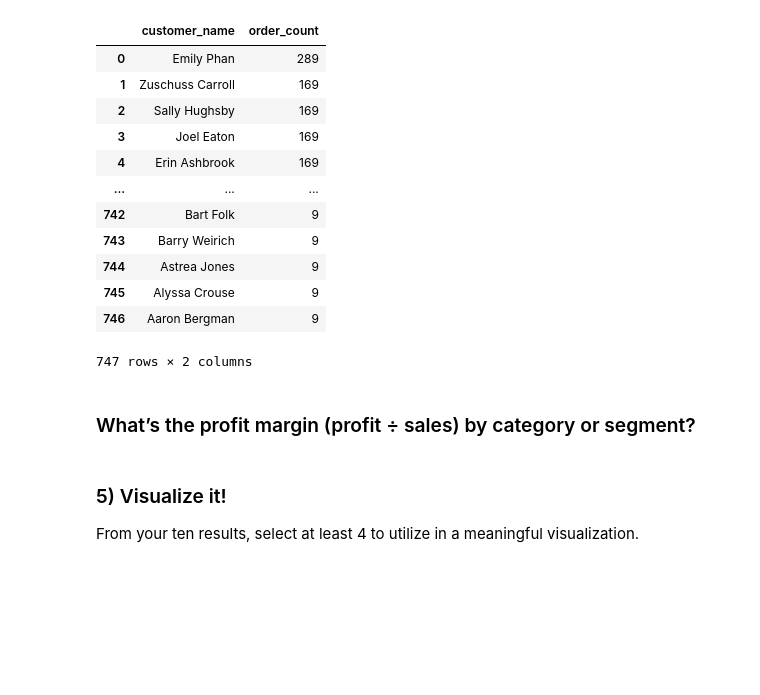
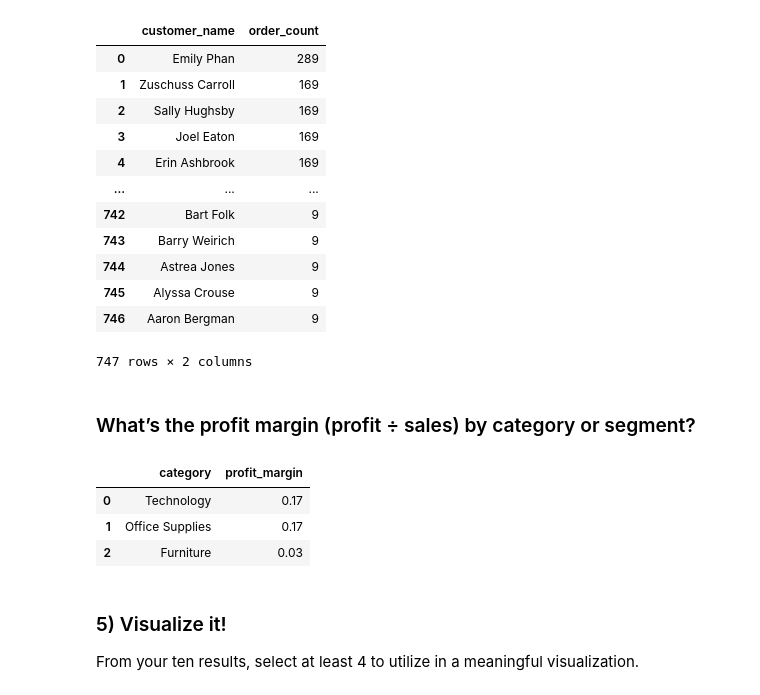
Before and after one commit to notepadnomad/DataAnalysisModule3, a Jupyter notebook: Week4/notebooks/superstore_sales_workflow.ipynb, the cells around one changed output. Drawn from its saved outputs; the diff is of its cells as text; code cells hidden in the pictures; blank space fills up the shorter version.

```diff
--- a/Week4/notebooks/superstore_sales_workflow.ipynb
+++ b/Week4/notebooks/superstore_sales_workflow.ipynb
@@ -401,3 +397,20 @@ result10
+# %%
+query10 = """
+SELECT
+    p.category,
+    ROUND(SUM(od.Profit) / SUM(od.Sales), 2) AS profit_margin
+FROM order_details od
+JOIN products p ON od.product_id = p.product_id
+GROUP BY p.category
+ORDER BY profit_margin DESC;
+"""
+result10 = pd.read_sql(query10, conn)
+result10
+# %% [output]
+|  | category | profit_margin |
+| 0 | Technology | 0.17 |
+| 1 | Office Supplies | 0.17 |
+| 2 | Furniture | 0.03 |
 # %% [markdown]
 ### 5) Visualize it!
 
```
Also changed, not shown: parts of 2 cells of this notebook.
